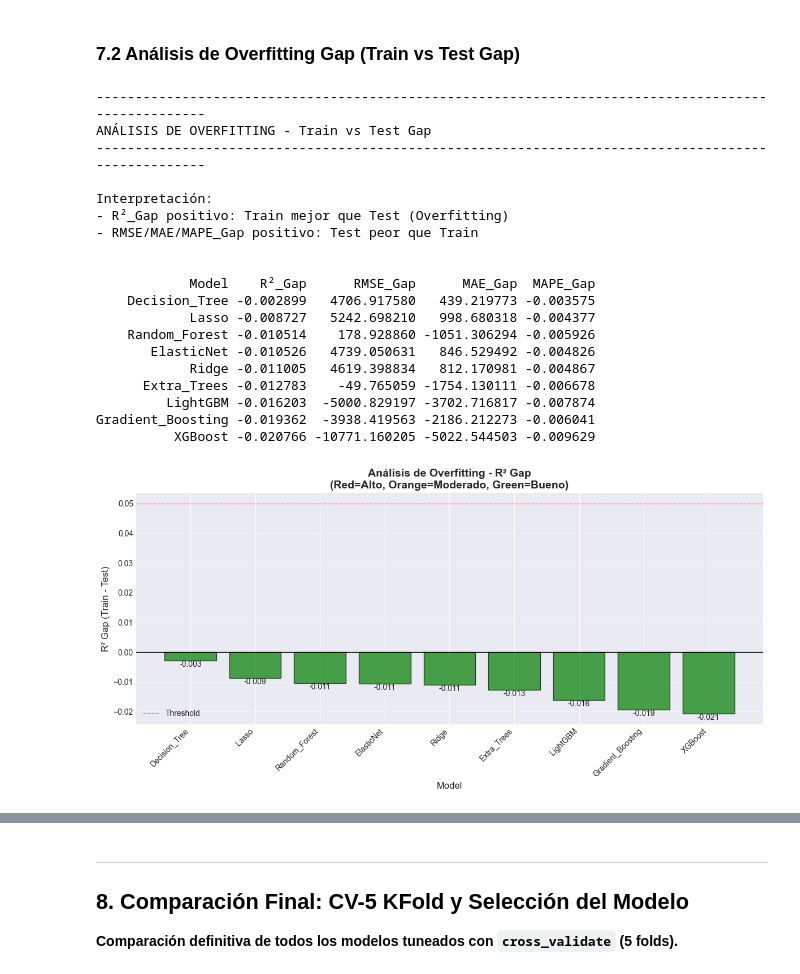
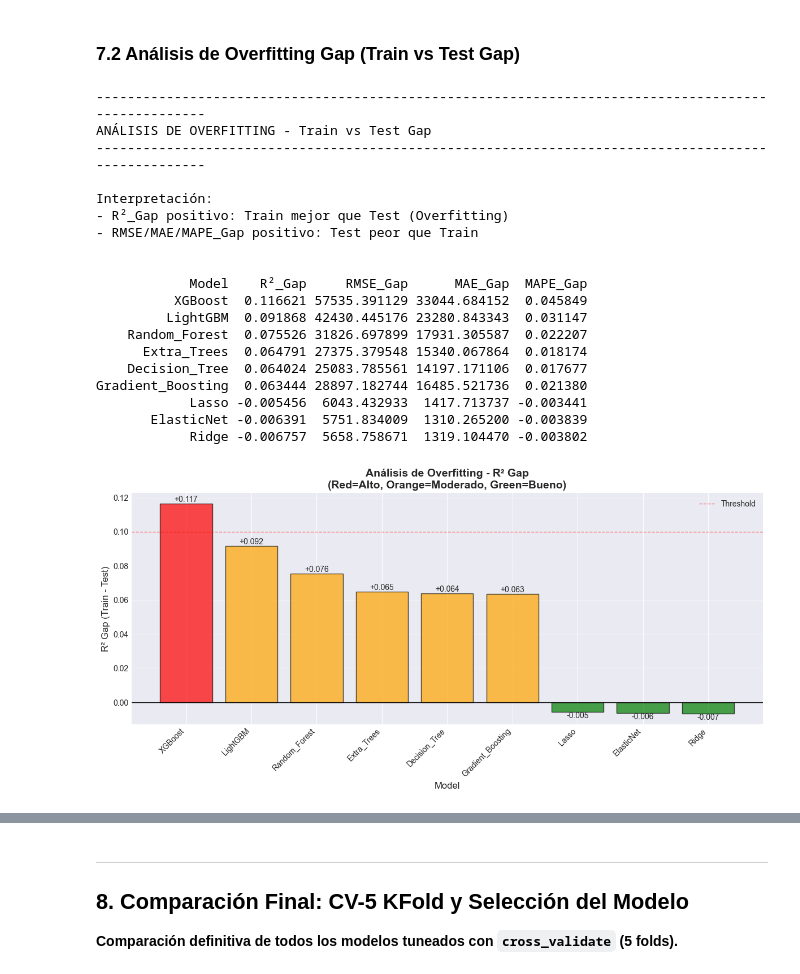
Before and after one commit to carlosibnez/TFM_ML_Oportunidades_Inmobiliarias_Amsterdam_, a Jupyter notebook: ml_pipeline/modeling/hyperparameter_tuning.ipynb, the cells around one changed output, grey strips where cells are left out. Saved outputs shown, nothing was run; the diff lists cells and outputs as text; code cells hidden in the pictures.

```diff
--- a/ml_pipeline/modeling/hyperparameter_tuning.ipynb
+++ b/ml_pipeline/modeling/hyperparameter_tuning.ipynb
@@ -1397,7 +1399,7 @@ print(overfitting_df.to_string(index=False))
 fig, ax = plt.subplots(figsize=(12, 6))
 x_pos = np.arange(len(overfitting_df))
 colors = [
-    'red' if gap > 0.05 else 'orange' if gap > 0.02 else 'green'
+    'red' if gap > 0.1 else 'orange' if gap > 0.05 else 'green'
     for gap in overfitting_df['R²_Gap']
 ]
 bars = ax.bar(x_pos, overfitting_df['R²_Gap'], color=colors, edgecolor='black', alpha=0.7)
@@ -1406,42 +1408,42 @@ ax.set_ylabel('R² Gap (Train - Test)', fontsize=12)
 ax.set_title(
     'Análisis de Overfitting - R² Gap\n(Red=Alto, Orange=Moderado, Green=Bueno)',
     fontsize=14, fontweight='bold'
 )
 ax.set_xticks(x_pos)
 ax.set_xticklabels(overfitting_df['Model'], rotation=45, ha='right')
 ax.axhline(y=0, color='black', linestyle='-', linewidth=1)
-ax.axhline(y=0.05, color='red', linestyle='--', linewidth=1, alpha=0.5, label='Threshold')
+ax.axhline(y=0.1, color='red', linestyle='--', linewidth=1, alpha=0.5, label='Threshold')
 ax.grid(axis='y', alpha=0.3)
 ax.legend()
 
 for i, bar in enumerate(bars):
     height = bar.get_height()
     ax.text(
         bar.get_x() + bar.get_width()/2., height,
         f'{height:+.3f}',
         ha='center', va='bottom' if height > 0 else 'top', fontsize=10
     )
 
 plt.tight_layout()
 plt.show()
 # %% [output]
 ----------------------------------------------------------------------------------------------------
 ANÁLISIS DE OVERFITTING - Train vs Test Gap
 ----------------------------------------------------------------------------------------------------
 
 Interpretación:
 - R²_Gap positivo: Train mejor que Test (Overfitting)
 - RMSE/MAE/MAPE_Gap positivo: Test peor que Train
 
 
-            Model    R²_Gap      RMSE_Gap      MAE_Gap  MAPE_Gap
-    Decision_Tree -0.002899   4706.917580   439.219773 -0.003575
-            Lasso -0.008727   5242.698210   998.680318 -0.004377
-    Random_Forest -0.010514    178.928860 -1051.306294 -0.005926
-       ElasticNet -0.010526   4739.050631   846.529492 -0.004826
-            Ridge -0.011005   4619.398834   812.170981 -0.004867
-      Extra_Trees -0.012783    -49.765059 -1754.130111 -0.006678
-         LightGBM -0.016203  -5000.829197 -3702.716817 -0.007874
-Gradient_Boosting -0.019362  -3938.419563 -2186.212273 -0.006041
-          XGBoost -0.020766 -10771.160205 -5022.544503 -0.009629
+            Model    R²_Gap     RMSE_Gap      MAE_Gap  MAPE_Gap
+          XGBoost  0.116621 57535.391129 33044.684152  0.045849
+         LightGBM  0.091868 42430.445176 23280.843343  0.031147
+    Random_Forest  0.075526 31826.697899 17931.305587  0.022207
+      Extra_Trees  0.064791 27375.379548 15340.067864  0.018174
+    Decision_Tree  0.064024 25083.785561 14197.171106  0.017677
+Gradient_Boosting  0.063444 28897.182744 16485.521736  0.021380
+            Lasso -0.005456  6043.432933  1417.713737 -0.003441
+       ElasticNet -0.006391  5751.834009  1310.265200 -0.003839
+            Ridge -0.006757  5658.758671  1319.104470 -0.003802
-[figure, old version]
+[figure, new version]
```
Also changed, not shown: parts of 14 cells of this notebook, 16 other files.
